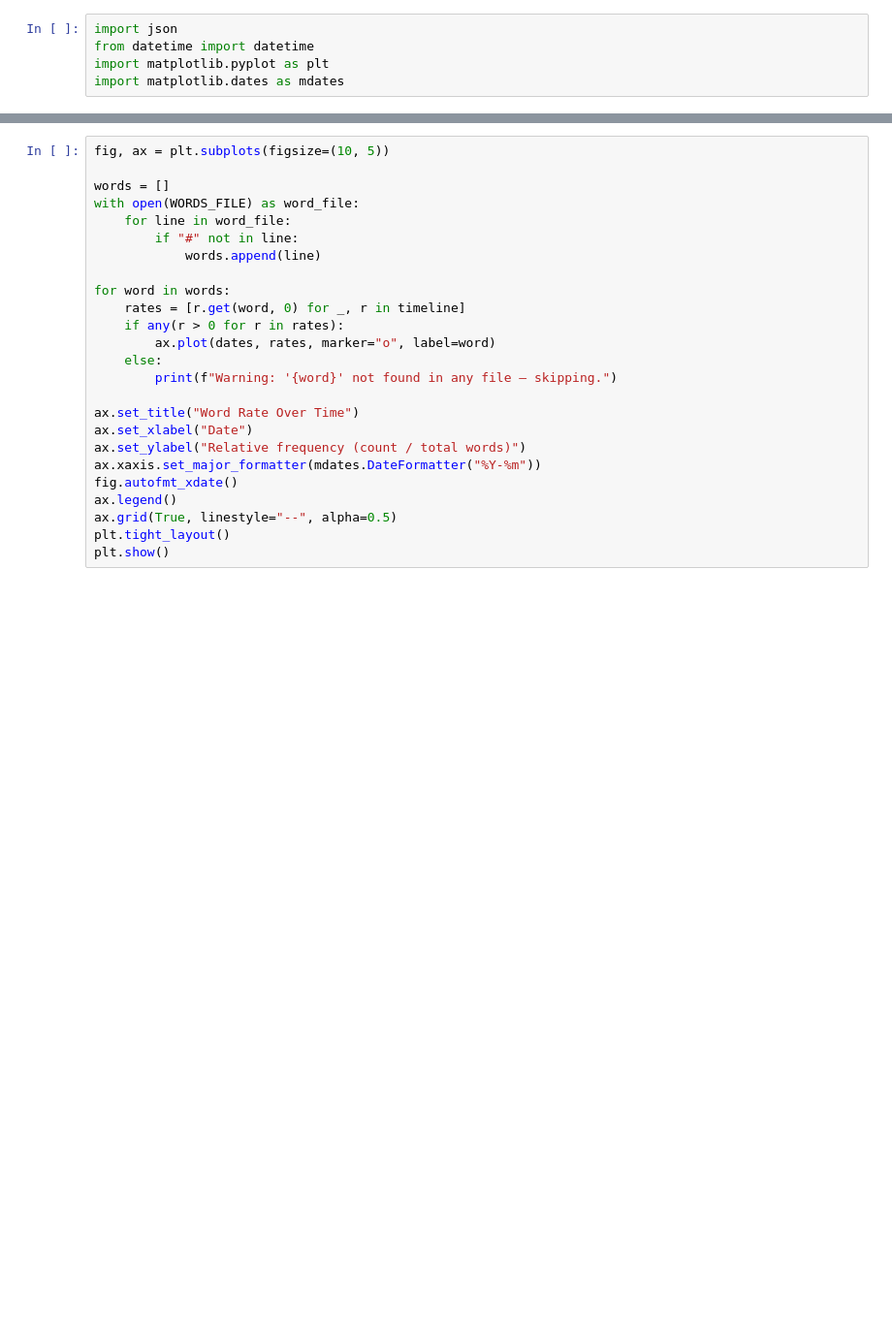
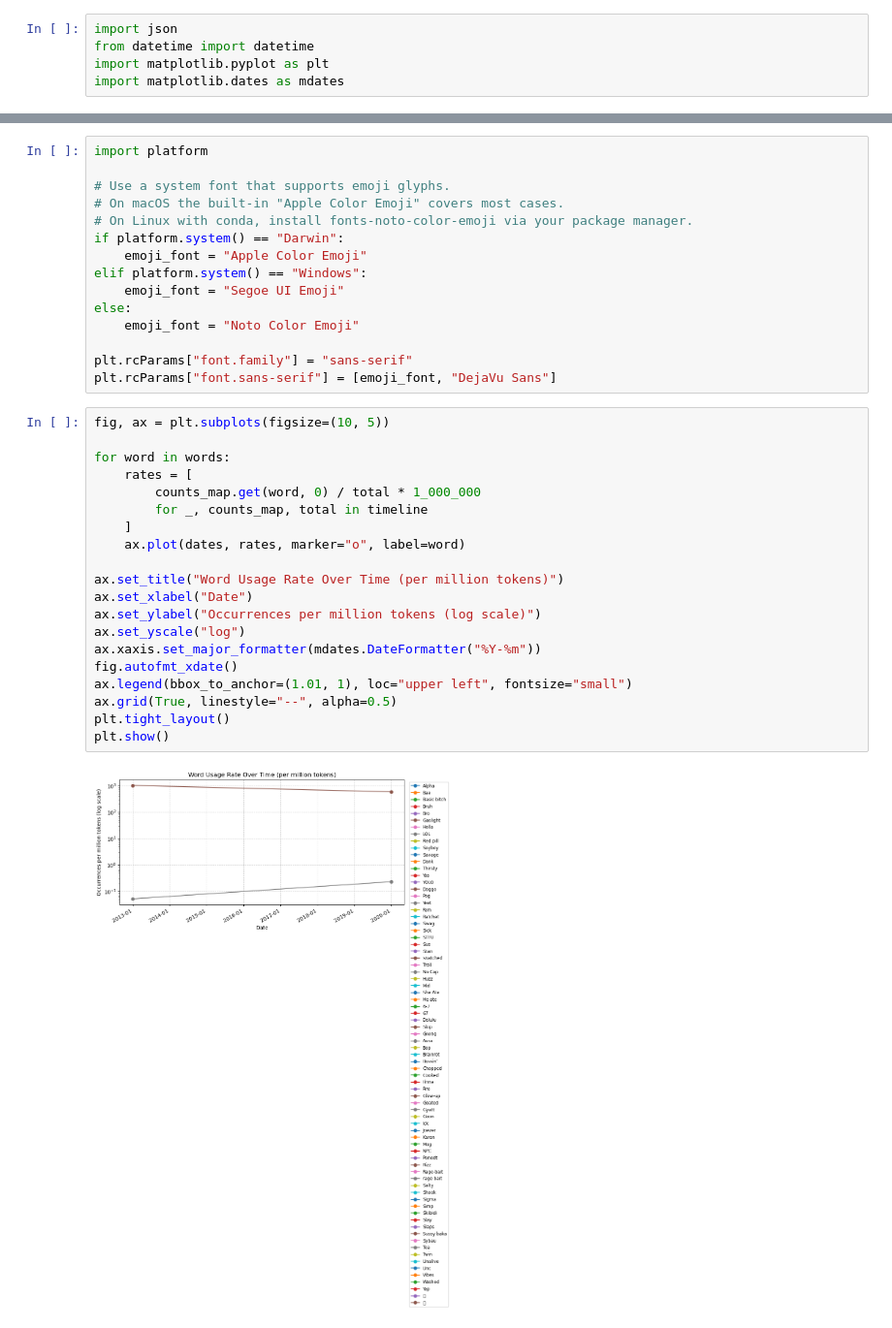
Before and after one commit to dexcrow00/ModelSlangStagnation, a Jupyter notebook: CommonCrawlDiff/word_rate_plotter.ipynb, the cells around one changed output, grey strips where cells are left out. Shown at 97% size. Drawn from its saved outputs; the diff is of its cells as text; blank space fills up the shorter version.

Commit message:
Update word rate plotter notebook to show some data

```diff
--- a/CommonCrawlDiff/word_rate_plotter.ipynb
+++ b/CommonCrawlDiff/word_rate_plotter.ipynb
@@ -78,25 +94,37 @@ print(f"Loaded {len(timeline)} file(s): {[d.strftime('%Y-%m-%d') for d in dates]
+# %%
+import platform
+
+# Use a system font that supports emoji glyphs.
+# On macOS the built-in "Apple Color Emoji" covers most cases.
+# On Linux with conda, install fonts-noto-color-emoji via your package manager.
+if platform.system() == "Darwin":
+    emoji_font = "Apple Color Emoji"
+elif platform.system() == "Windows":
+    emoji_font = "Segoe UI Emoji"
+else:
+    emoji_font = "Noto Color Emoji"
+
+plt.rcParams["font.family"] = "sans-serif"
+plt.rcParams["font.sans-serif"] = [emoji_font, "DejaVu Sans"]
 # %%
 fig, ax = plt.subplots(figsize=(10, 5))
 
-words = []
-with open(WORDS_FILE) as word_file:
-    for line in word_file:
-        if "#" not in line:
-            words.append(line)
+for word in words:
+    rates = [
+        counts_map.get(word, 0) / total * 1_000_000
+        for _, counts_map, total in timeline
+    ]
+    ax.plot(dates, rates, marker="o", label=word)
 
-for word in words:
-    rates = [r.get(word, 0) for _, r in timeline]
-    if any(r > 0 for r in rates):
-        ax.plot(dates, rates, marker="o", label=word)
-    else:
-        print(f"Warning: '{word}' not found in any file — skipping.")
-
-ax.set_title("Word Rate Over Time")
+ax.set_title("Word Usage Rate Over Time (per million tokens)")
 ax.set_xlabel("Date")
-ax.set_ylabel("Relative frequency (count / total words)")
+ax.set_ylabel("Occurrences per million tokens (log scale)")
+ax.set_yscale("log")
 ax.xaxis.set_major_formatter(mdates.DateFormatter("%Y-%m"))
 fig.autofmt_xdate()
-ax.legend()
+ax.legend(bbox_to_anchor=(1.01, 1), loc="upper left", fontsize="small")
 ax.grid(True, linestyle="--", alpha=0.5)
 plt.tight_layout()
 plt.show()
+# %% [output]
+[figure, added]
```
Also changed, not shown: parts of 10 cells of this notebook, 1 other file.
